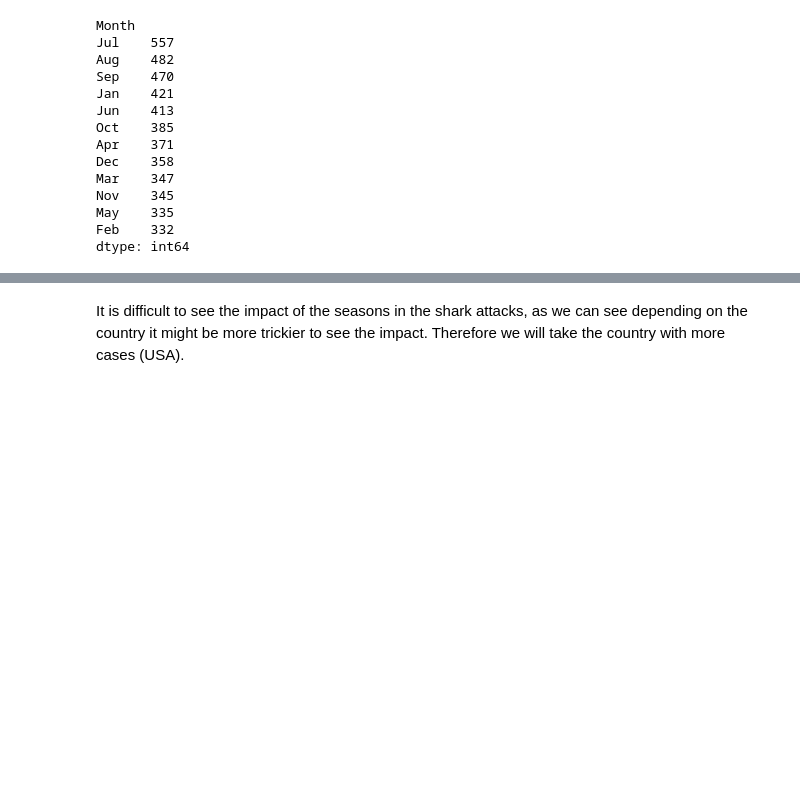
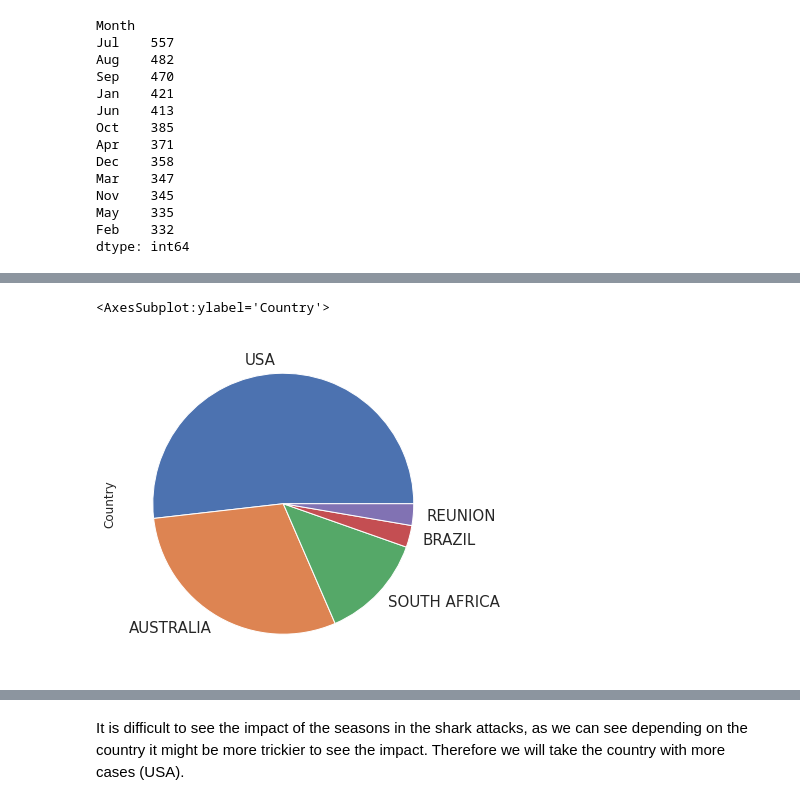
Before and after one commit to evaarquero/data-cleaning-pandas, a Jupyter notebook: clean-hypo2.ipynb, the cells around one changed output, grey strips where cells are left out. Saved outputs shown, nothing was run; the diff lists cells and outputs as text; code cells hidden in the pictures; blank space fills up the shorter version.

```diff
--- a/clean-hypo2.ipynb
+++ b/clean-hypo2.ipynb
@@ -243,6 +247,8 @@ sns.histplot(data=df, x="Month",bins=50);
 # %%
-%matplotlib inline
-surf_df.Country.value_counts().nlargest(5).plot.pie(labels=['USA', 'AUSTRALIA', 'SOUTH AFRICA', 'BRAZIL', 'REUNION'], fontsize=15, figsize=(6, 6), colors = ('#9dbd00','#66b3ff','#db90
+df.Country.value_counts().nlargest(5).plot.pie(labels=['USA', 'AUSTRALIA', 'SOUTH AFRICA', 'BRAZIL', 'REUNION'], fontsize=15, figsize=(6, 6))
+# %% [output]
+<AxesSubplot:ylabel='Country'>
+[figure, added]
 # %%
 df_AU = df[(df["Country"] == "USA")|(df["Country"] == "AUSTRALIA")]
 # %%
```
Also changed, not shown: parts of 18 cells of this notebook, 1 other file.
